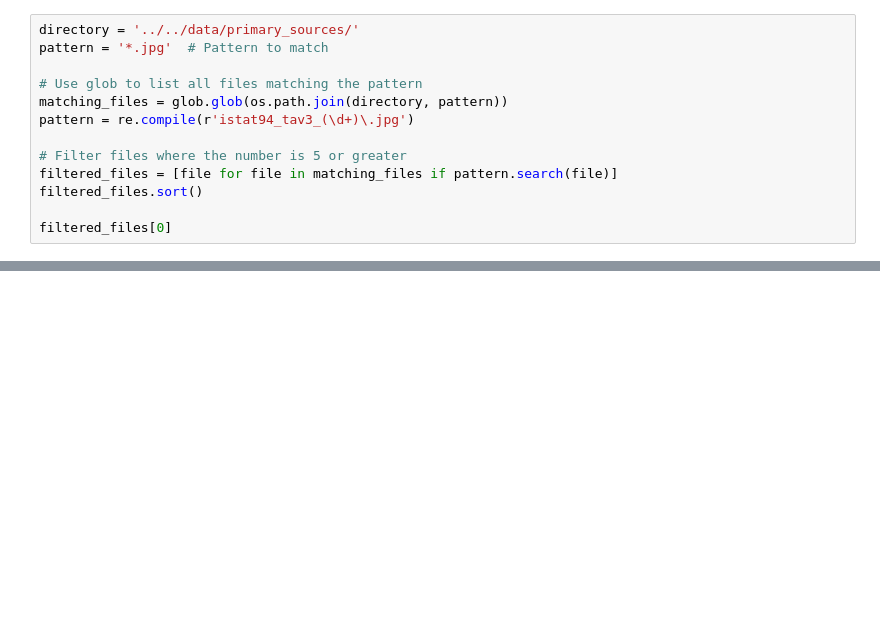
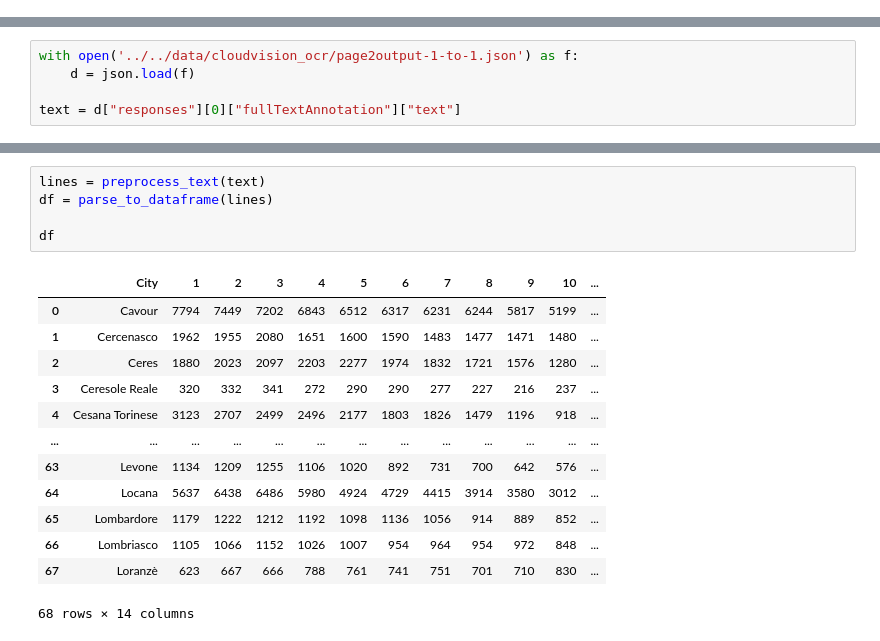
Before and after one commit to basm92/layout_parse, a Jupyter notebook: code/data_wrangling/parse_municipality_census.ipynb, the cells around one changed output, grey strips where cells are left out. Drawn from its saved outputs; the diff is of its cells as text; blank space fills up the shorter version.

Commit message:
add json files of first two pages census

```diff
--- a/code/data_wrangling/parse_municipality_census.ipynb
+++ b/code/data_wrangling/parse_municipality_census.ipynb
@@ -83,13 +0,0 @@ PROVINCIA DI TORINO
-# %%
-directory = '../../data/primary_sources/'
-pattern = '*.jpg'  # Pattern to match
-
-# Use glob to list all files matching the pattern
-matching_files = glob.glob(os.path.join(directory, pattern))
-pattern = re.compile(r'istat94_tav3_(\d+)\.jpg')
-
-# Filter files where the number is 5 or greater
-filtered_files = [file for file in matching_files if pattern.search(file)]
-filtered_files.sort()
-
-filtered_files[0]
@@ -142,0 +189,5 @@ Failed to process file: g with error: name 'encode_image' is not defined
+# %%
+with open('../../data/cloudvision_ocr/page2output-1-to-1.json') as f:
+    d = json.load(f)
+
+text = d["responses"][0]["fullTextAnnotation"]["text"]
@@ -142,0 +241,19 @@ Failed to process file: g with error: name 'encode_image' is not defined
+# %%
+lines = preprocess_text(text)
+df = parse_to_dataframe(lines)
+
+df
+# %% [output]
+|  | City | 1 | 2 | 3 | 4 | 5 | 6 | 7 | 8 | 9 | 10 | ... |
+| 0 | Cavour | 7794 | 7449 | 7202 | 6843 | 6512 | 6317 | 6231 | 6244 | 5817 | 5199 | ... |
+| 1 | Cercenasco | 1962 | 1955 | 2080 | 1651 | 1600 | 1590 | 1483 | 1477 | 1471 | 1480 | ... |
+| 2 | Ceres | 1880 | 2023 | 2097 | 2203 | 2277 | 1974 | 1832 | 1721 | 1576 | 1280 | ... |
+| 3 | Ceresole Reale | 320 | 332 | 341 | 272 | 290 | 290 | 277 | 227 | 216 | 237 | ... |
+| 4 | Cesana Torinese | 3123 | 2707 | 2499 | 2496 | 2177 | 1803 | 1826 | 1479 | 1196 | 918 | ... |
+| ... | ... | ... | ... | ... | ... | ... | ... | ... | ... | ... | ... | ... |
+| 63 | Levone | 1134 | 1209 | 1255 | 1106 | 1020 | 892 | 731 | 700 | 642 | 576 | ... |
+| 64 | Locana | 5637 | 6438 | 6486 | 5980 | 4924 | 4729 | 4415 | 3914 | 3580 | 3012 | ... |
+| 65 | Lombardore | 1179 | 1222 | 1212 | 1192 | 1098 | 1136 | 1056 | 914 | 889 | 852 | ... |
+| 66 | Lombriasco | 1105 | 1066 | 1152 | 1026 | 1007 | 954 | 964 | 954 | 972 | 848 | ... |
+| 67 | Loranzè | 623 | 667 | 666 | 788 | 761 | 741 | 751 | 701 | 710 | 830 | ... |
+68 rows × 14 columns
```
Also changed, not shown: parts of 25 cells of this notebook, 4 other files.
